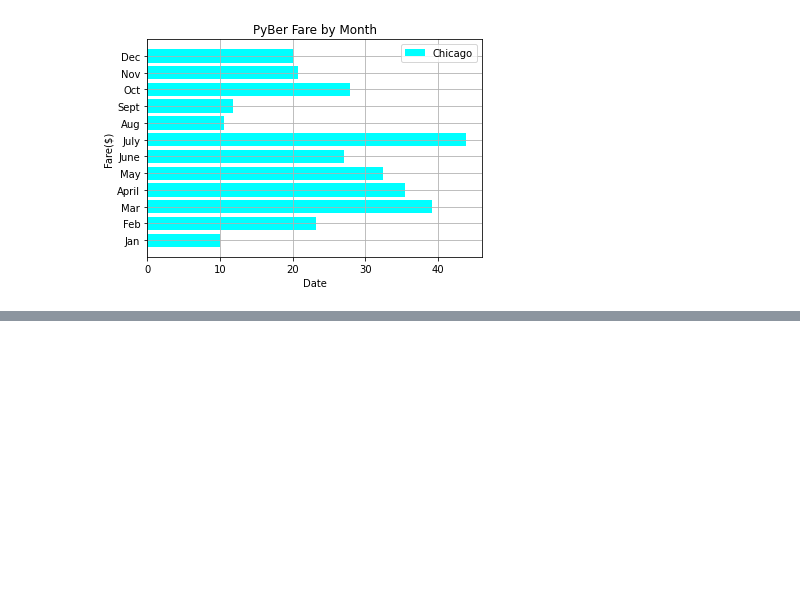
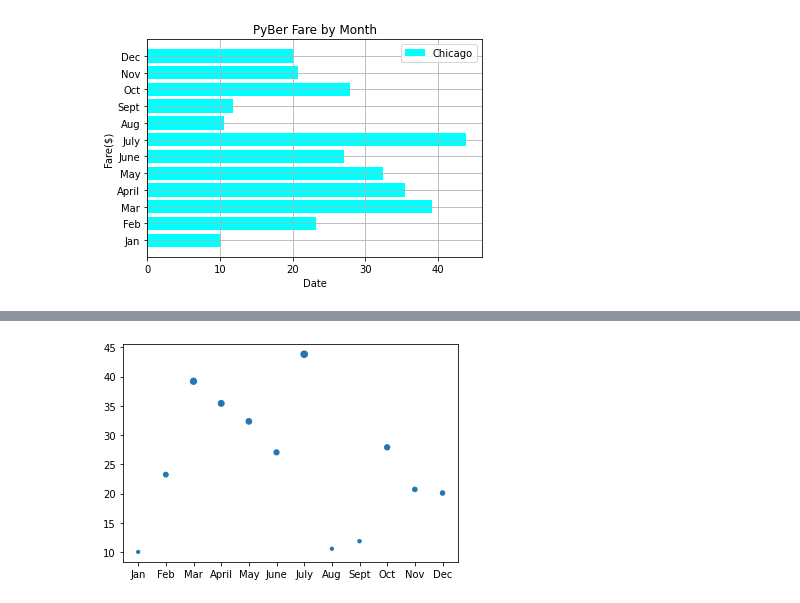
Before and after one commit to neerajain9/PyBer_Analysis, a Jupyter notebook: matplotlib_practice.ipynb, the cells around one changed output, grey strips where cells are left out. Drawn from its saved outputs; the diff is of its cells as text; code cells hidden in the pictures; blank space fills up the shorter version.

```diff
--- a/matplotlib_practice.ipynb
+++ b/matplotlib_practice.ipynb
@@ -206,0 +251,6 @@ ax.legend()
+# %%
+plt.scatter(x_axis, y_axis, s=y_axis)
+
+plt.show()
+# %% [output]
+[figure, added]
```
Also changed, not shown: parts of 27 cells of this notebook, 5 other files.
